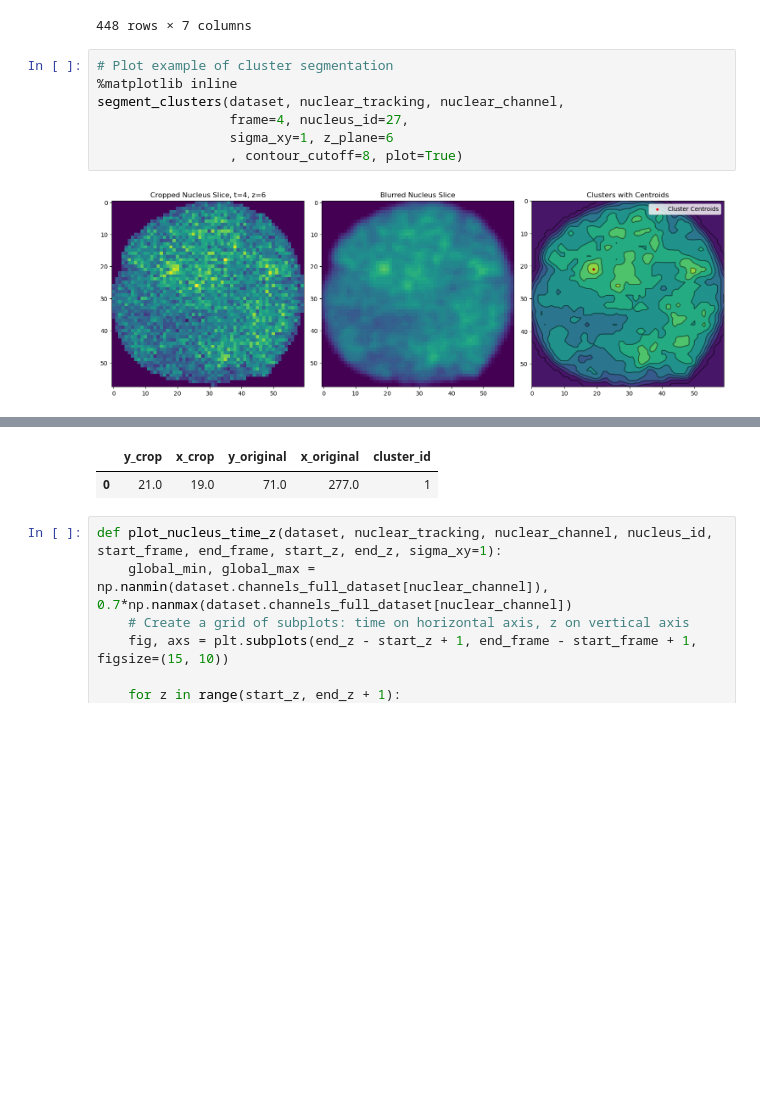
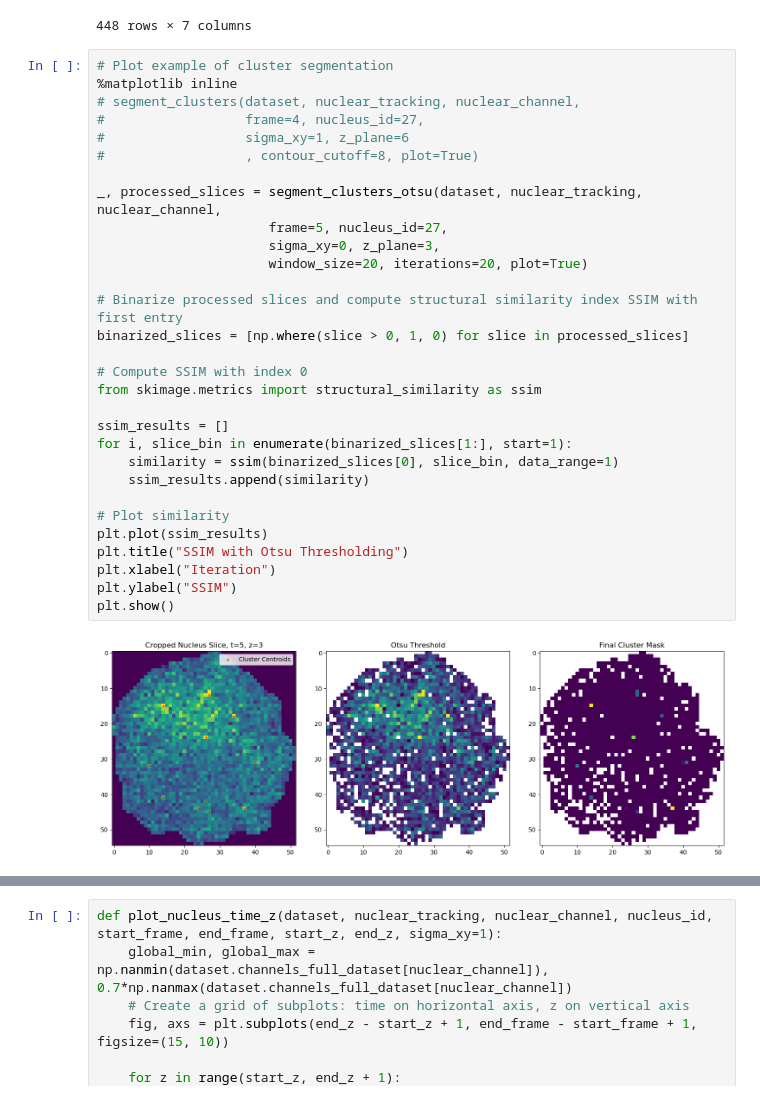
Before and after one commit to GarciaLab/transcription_pipeline, a Jupyter notebook: localEnrichment/cluster_detection.ipynb, the cells around one changed output, grey strips where cells are left out. Saved outputs shown, nothing was run; the diff lists cells and outputs as text; blank space fills up the shorter version.

```diff
--- a/localEnrichment/cluster_detection.ipynb
+++ b/localEnrichment/cluster_detection.ipynb
@@ -456,9 +561,32 @@ cluster_coords_df[cluster_coords_df['cluster_id'].notna()]
 # %%
 # Plot example of cluster segmentation
 %matplotlib inline
-segment_clusters(dataset, nuclear_tracking, nuclear_channel,
-                 frame=4, nucleus_id=27,
-                 sigma_xy=1, z_plane=6
-                 , contour_cutoff=8, plot=True)
+# segment_clusters(dataset, nuclear_tracking, nuclear_channel,
+#                  frame=4, nucleus_id=27,
+#                  sigma_xy=1, z_plane=6
+#                  , contour_cutoff=8, plot=True)
+
+_, processed_slices = segment_clusters_otsu(dataset, nuclear_tracking, nuclear_channel,
+                      frame=5, nucleus_id=27,
+                      sigma_xy=0, z_plane=3,
+                      window_size=20, iterations=20, plot=True)
+
+# Binarize processed slices and compute structural similarity index SSIM with first entry
+binarized_slices = [np.where(slice > 0, 1, 0) for slice in processed_slices]
+
+# Compute SSIM with index 0
+from skimage.metrics import structural_similarity as ssim
+
+ssim_results = []
+for i, slice_bin in enumerate(binarized_slices[1:], start=1):
+    similarity = ssim(binarized_slices[0], slice_bin, data_range=1)
+    ssim_results.append(similarity)
+
+# Plot similarity
+plt.plot(ssim_results)
+plt.title("SSIM with Otsu Thresholding")
+plt.xlabel("Iteration")
+plt.ylabel("SSIM")
+plt.show()
 # %% [output]
-[figure, old version]
+[figure, new version]
@@ -466,5 +594,3 @@ segment_clusters(dataset, nuclear_tracking, nuclear_channel,
-|  | y_crop | x_crop | y_original | x_original | cluster_id |
-| 0 | 21.0 | 19.0 | 71.0 | 277.0 | 1 |
 # %%
 def plot_nucleus_time_z(dataset, nuclear_tracking, nuclear_channel, nucleus_id, start_frame, end_frame, start_z, end_z, sigma_xy=1):
     global_min, global_max = np.nanmin(dataset.channels_full_dataset[nuclear_channel]), 0.7*np.nanmax(dataset.channels_full_dataset[nuclear_channel])
```
Also changed, not shown: parts of 4 cells of this notebook, 7 other files.
